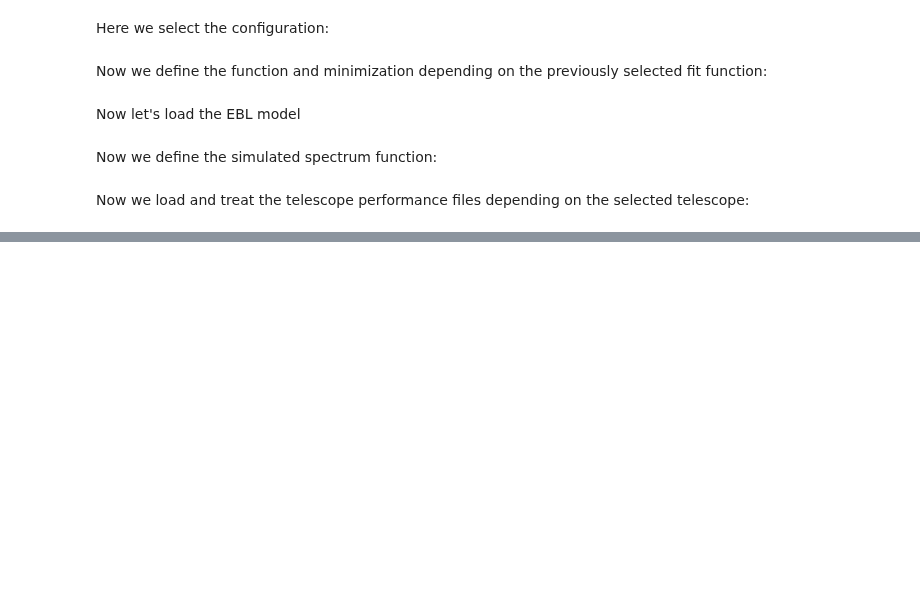
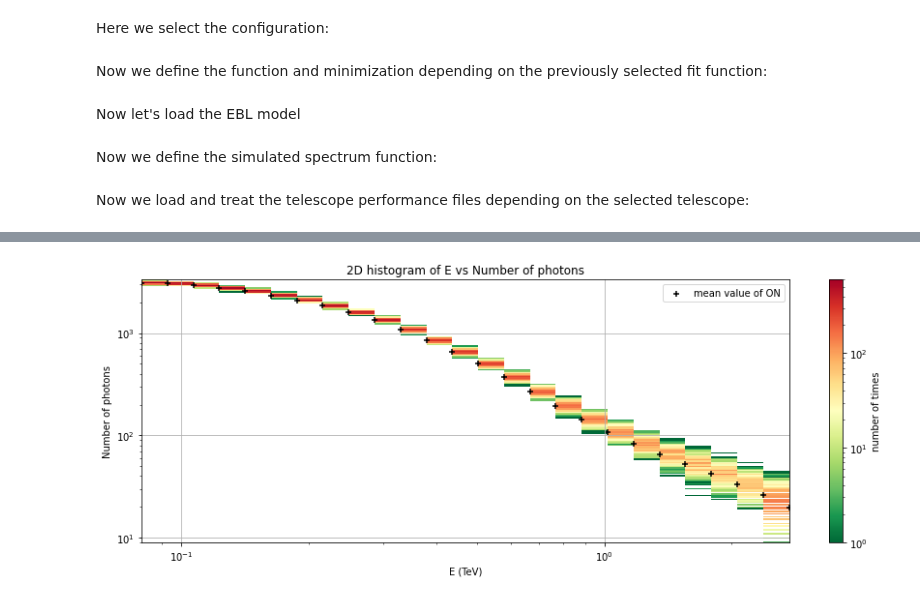
Before and after one commit to R-Grau/EBLpy, a Jupyter notebook: EBL_fit_MC.ipynb, the cells around one changed output, grey strips where cells are left out. Drawn from its saved outputs; the diff is of its cells as text; code cells hidden in the pictures; blank space fills up the shorter version.

```diff
--- a/EBL_fit_MC.ipynb
+++ b/EBL_fit_MC.ipynb
@@ -459,0 +536,18 @@ Energy migration =  False
+# %%
+logbins = np.geomspace(np.min(np.array(ON_total)), np.max(np.array(ON_total)), 200)
+fig, ax = plt.subplots()
+h = ax.hist2d(np.concatenate(E_total), np.concatenate(ON_total), bins=[E_final,logbins], norm = colors.LogNorm(), cmap = "RdYlGn_r", label="histogram of ON region values")
+ax.scatter(E_total[0], np.mean(ON_total,0), color = "black", label="mean value of ON", marker = "+")
+ax.set_xlabel('E (TeV)')
+ax.set_ylabel(r'Number of photons')
+ax.legend()
+# ax.set_ylim(0,200)
+# ax.set_xlim(0.5,1.15)
+ax.set_xscale("log")
+ax.set_yscale("log")
+fig.colorbar(h[3], ax=ax, label="number of times")
+ax.set_title(r"2D histogram of E vs Number of photons")
+plt.grid()
+plt.show()
+# %% [output]
+[figure, added]
```
Also changed, not shown: parts of 13 cells of this notebook, 1 other file.
